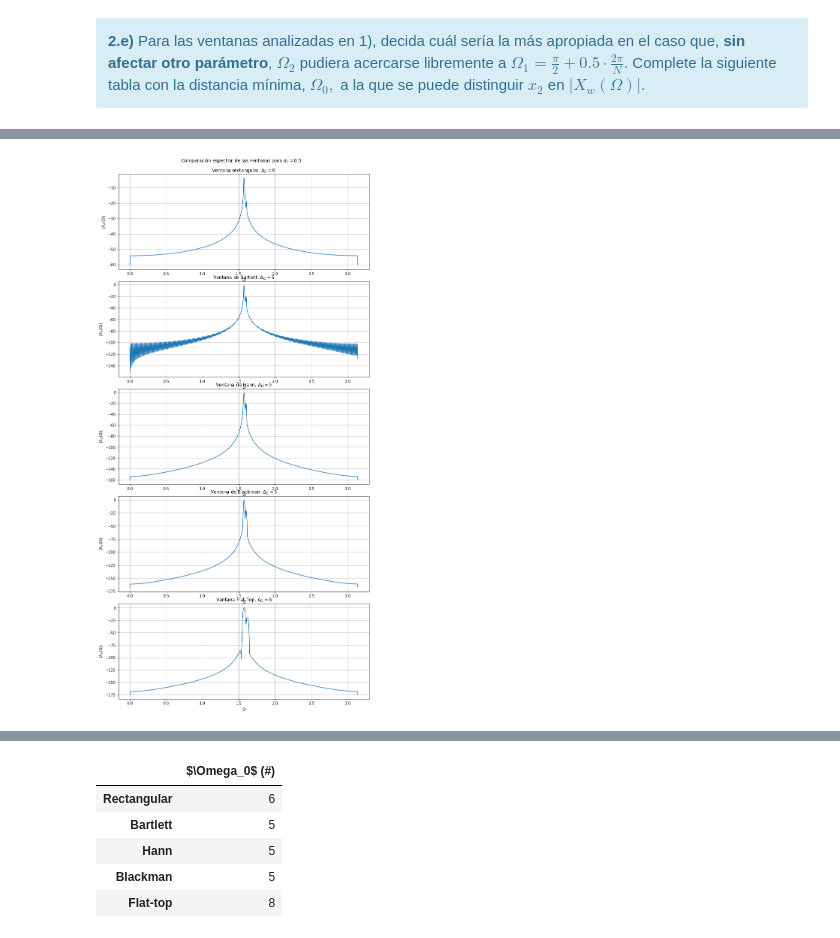
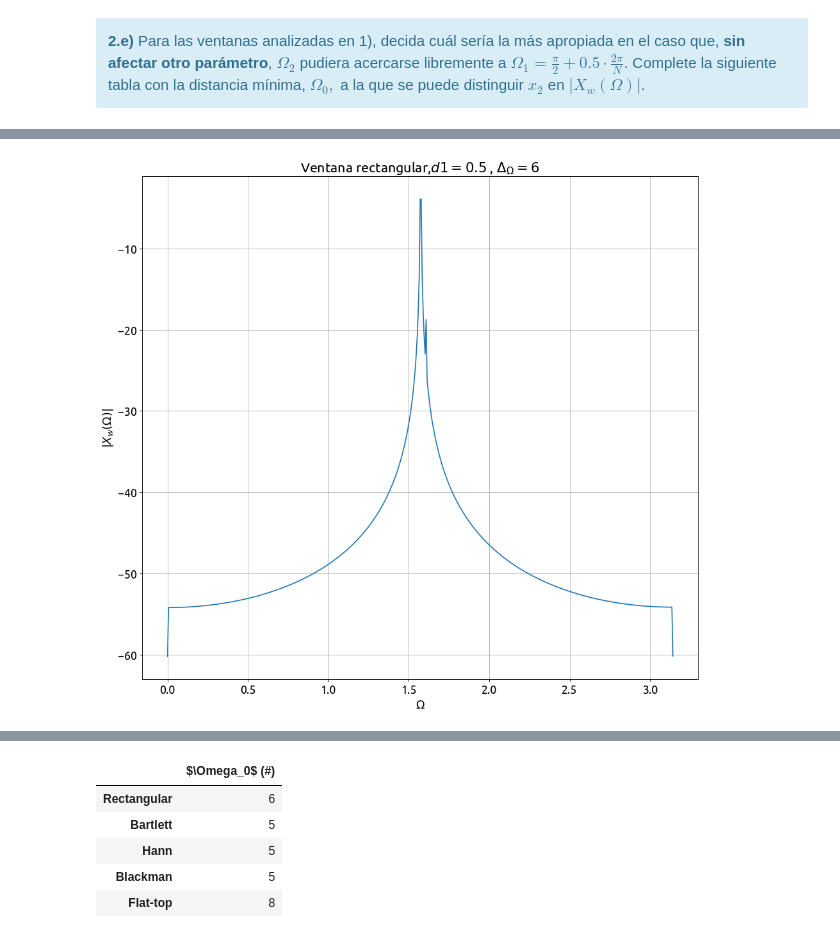
Before and after one commit to LisandroRobles/tps_dsp, a Jupyter notebook: tp2/TP2 - Ventanas.ipynb, the cells around one changed output, grey strips where cells are left out. Drawn from its saved outputs; the diff is of its cells as text; code cells hidden in the pictures.

```diff
--- a/tp2/TP2 - Ventanas.ipynb
+++ b/tp2/TP2 - Ventanas.ipynb
@@ -1050,6 +1030,12 @@ ADC = converter.adc(fs,Vref_low,Vref_high,n)
 ########################################
 # Simulo la cuantificación del ADC     #
 ########################################
+
+#Dithering. Le agrego ruido de +- (1/2 LSB)
+dithering = np.random.uniform(-ADC.q,ADC.q,N)
+
+#Le agrego el dithering
+x[:,0] = x[:,0] + dithering
 
 #Normalizo la señal bitonal para que entre en el rango dinamico y no se sature
 x = (x*(ADC.C_max*ADC.q))/(max(np.abs(x)))
@@ -1269,0 +1241,12 @@ for Xi,d1i in zip(X,d1):
+# %%
+i = 0
+for Xi,d1i in zip(X,d1):
+    plt.figure(figsize=(fig_sz_x, fig_sz_y), dpi= fig_dpi, facecolor='w', edgecolor='k')
+    plt.plot(f,Xi)
+    plt.title('Espectro de módulo para $d_{1} = ' + str(d1i) + '$ , $a_{2} =' + str(20*np.log10(a2)) + '$ dB')
+    plt.ylabel('$|X(\Omega)|$')
+    plt.xlabel('$\\Omega$')
+    plt.axis('tight')
+    plt.grid()
+    plt.show()
+    i = i + 1
@@ -1678,43 +1672,43 @@ for wi,ni in zip(w,n):
     Xw.append(Xwi)
     f0.append(ni)
 # %%
-plt.figure()
-fig, axarr = plt.subplots(5, 1,figsize = (10,20))
-fig.suptitle('Comparación espectral de las ventanas para $d_{1} = $' + str(d1),fontsize=12,y = 1.02)
-fig.tight_layout()
+plt.figure(figsize=(fig_sz_x, fig_sz_y), dpi= fig_dpi, facecolor='w', edgecolor='k')
+plt.plot(f,Xw[0])
+plt.ylabel('$|X_{w}(\Omega)|$')
+plt.xlabel('$\\Omega$')
+plt.title('Ventana rectangular,$d1 = ' + str(d1) + '$ , $\Delta_{\Omega} = ' + str(n[0]) + '\frac{2 \pi}{N}$')
+plt.axis('tight')
+plt.grid()
 
-axarr[0].plot(f,Xw[0])
-axarr[0].set_ylabel('$|X_{w}(\Omega)|$')
-axarr[0].set_xlabel('$\\Omega$')
-axarr[0].set_title('Ventana rectangular, $\Delta_{\Omega} = ' + str(n[0]) + '\frac{2 \pi}{N}$')
-axarr[0].axis('tight')
-axarr[0].grid()
+plt.figure(figsize=(fig_sz_x, fig_sz_y), dpi= fig_dpi, facecolor='w', edgecolor='k')
+plt.plot(f,Xw[1])
+plt.ylabel('$|X_{w}(\Omega)|$')
+plt.xlabel('$\\Omega$')
+plt.title('Ventana de Bartlett,$d1 = ' + str(d1) + '$ , $\Delta_{\Omega} = ' + str(n[1]) + '\frac{2 \pi}{N}$')
+plt.axis('tight')
+plt.grid()
 
-axarr[1].plot(f,Xw[1])
-axarr[1].set_ylabel('$|X_{w}(\Omega)|$')
-axarr[1].set_xlabel('$\\Omega$')
-axarr[1].set_title('Ventana de Bartlett, $\Delta_{\Omega} = ' + str(n[1]) + '\frac{2 \pi}{N}$')
-axarr[1].axis('tight')
-axarr[1].grid()
+plt.figure(figsize=(fig_sz_x, fig_sz_y), dpi= fig_dpi, facecolor='w', edgecolor='k')
+plt.plot(f,Xw[2])
+plt.ylabel('$|X_{w}(\Omega)|$')
+plt.xlabel('$\\Omega$')
+plt.title('Ventana de Hann,$d1 = ' + str(d1) + '$ , $\Delta_{\Omega} = ' + str(n[2]) + '\frac{2 \pi}{N}$')
+plt.axis('tight')
+plt.grid()
 
-axarr[2].plot(f,Xw[2])
-axarr[2].set_ylabel('$|X_{w}(\Omega)|$')
-axarr[2].set_xlabel('$\\Omega$')
-axarr[2].set_title('Ventana de Hann, $\Delta_{\Omega} = ' + str(n[2]) + '\frac{2 \pi}{N}$')
-axarr[2].axis('tight')
-axarr[2].grid()
+plt.figure(figsize=(fig_sz_x, fig_sz_y), dpi= fig_dpi, facecolor='w', edgecolor='k')
+plt.plot(f,Xw[3])
+plt.ylabel('$|X_{w}(\Omega)|$')
+plt.xlabel('$\\Omega$')
+plt.title('Ventana de Blackman,$d1 = ' + str(d1) + '$ , $\Delta_{\Omega} = ' + str(n[3]) + '\frac{2 \pi}{N}$')
+plt.axis('tight')
+plt.grid()
 
-axarr[3].plot(f,Xw[3])
-axarr[3].set_ylabel('$|X_{w}(\Omega)|$')
-axarr[3].set_xlabel('$\\Omega$')
-axarr[3].set_title('Ventana de Blackman, $\Delta_{\Omega} = ' + str(n[3]) + '\frac{2 \pi}{N}$')
-axarr[3].axis('tight')
-axarr[3].grid()
-
-axarr[4].plot(f,Xw[4])
-axarr[4].set_ylabel('$|X_{w}(\Omega)|$')
-axarr[4].set_xlabel('$\\Omega$')
-axarr[4].set_title('Ventana Flat-Top, $\Delta_{\Omega} = ' + str(n[4]) + '\frac{2 \pi}{N}$')
-axarr[4].axis('tight')
-axarr[4].grid()
+plt.figure(figsize=(fig_sz_x, fig_sz_y), dpi= fig_dpi, facecolor='w', edgecolor='k')
+plt.plot(f,Xw[4])
+plt.ylabel('$|X_{w}(\Omega)|$')
+plt.xlabel('$\\Omega$')
+plt.title('Ventana Flat-Top, $\Delta_{\Omega} = ' + str(n[4]) + '\frac{2 \pi}{N}$')
+plt.axis('tight')
+plt.grid()
 # %% [output]
@@ -1722 +1715 @@ axarr[4].grid()
-[figure, old version]
+[figure, new version]
```
Also changed, not shown: parts of 27 cells of this notebook.
